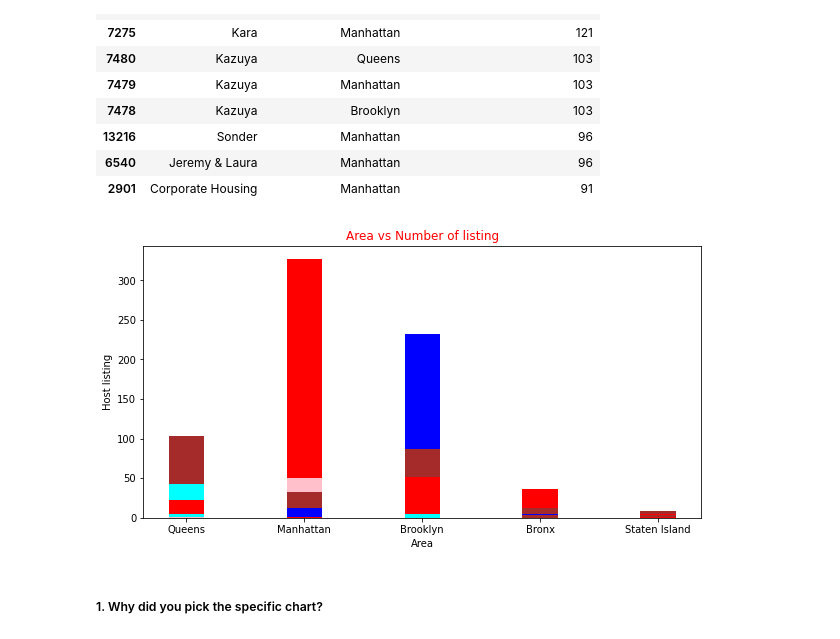
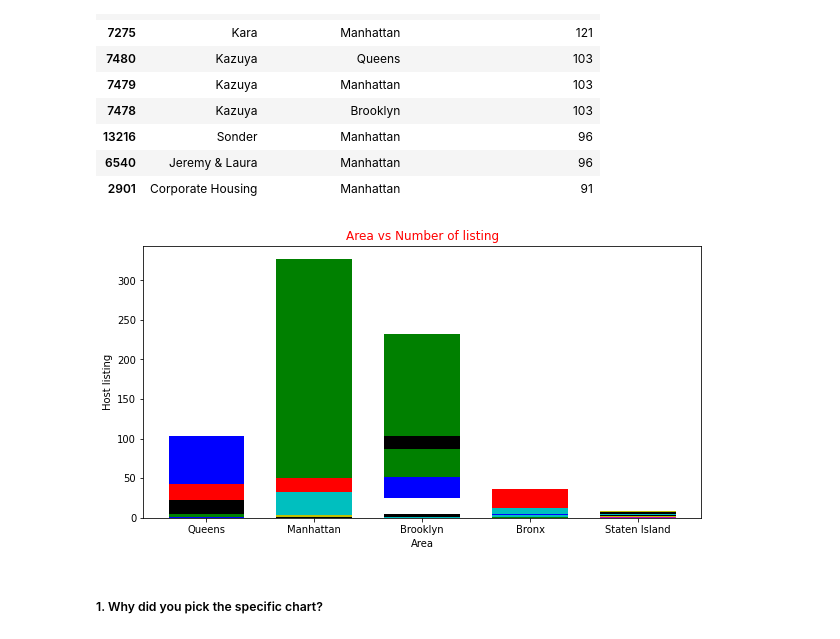
Before and after one commit to 251aditya/EDA-project-of-Airbnb, a Jupyter notebook: Aditya's_EDA_Submission_Template.ipynb, the cells around one changed output. Saved outputs shown, nothing was run; the diff lists cells and outputs as text; code cells hidden in the pictures.

```diff
--- a/Aditya's_EDA_Submission_Template.ipynb
+++ b/Aditya's_EDA_Submission_Template.ipynb
@@ -335,19 +331,19 @@ hosts_areas.sort_values(by='calculated_host_listings_count', ascending=False).he
 # %%
 area = hosts_areas['neighbourhood_group']
 hostListings = hosts_areas['calculated_host_listings_count']
 
 fig = plt.figure(figsize = (10, 5))
 
 # creating the bar plot
-plt.bar(area, hostListings ,color = ['brown','pink', 'red', 'blue','cyan'],
-        width = 0.3)
+plt.bar(area, hostListings ,color = ['b','g','r','c','m','y','k','w'],
+        width = 0.7)
 
 plt.xlabel("Area")
 plt.ylabel("Host listing")
 plt.title("Area vs Number of listing",color= 'red')
 plt.show()
 # %% [output]
-[figure, old version]
+[figure, new version]
 # %% [markdown]
 ##### 1. Why did you pick the specific chart?
 # %% [markdown]
```
Also changed, not shown: parts of 27 cells of this notebook.
